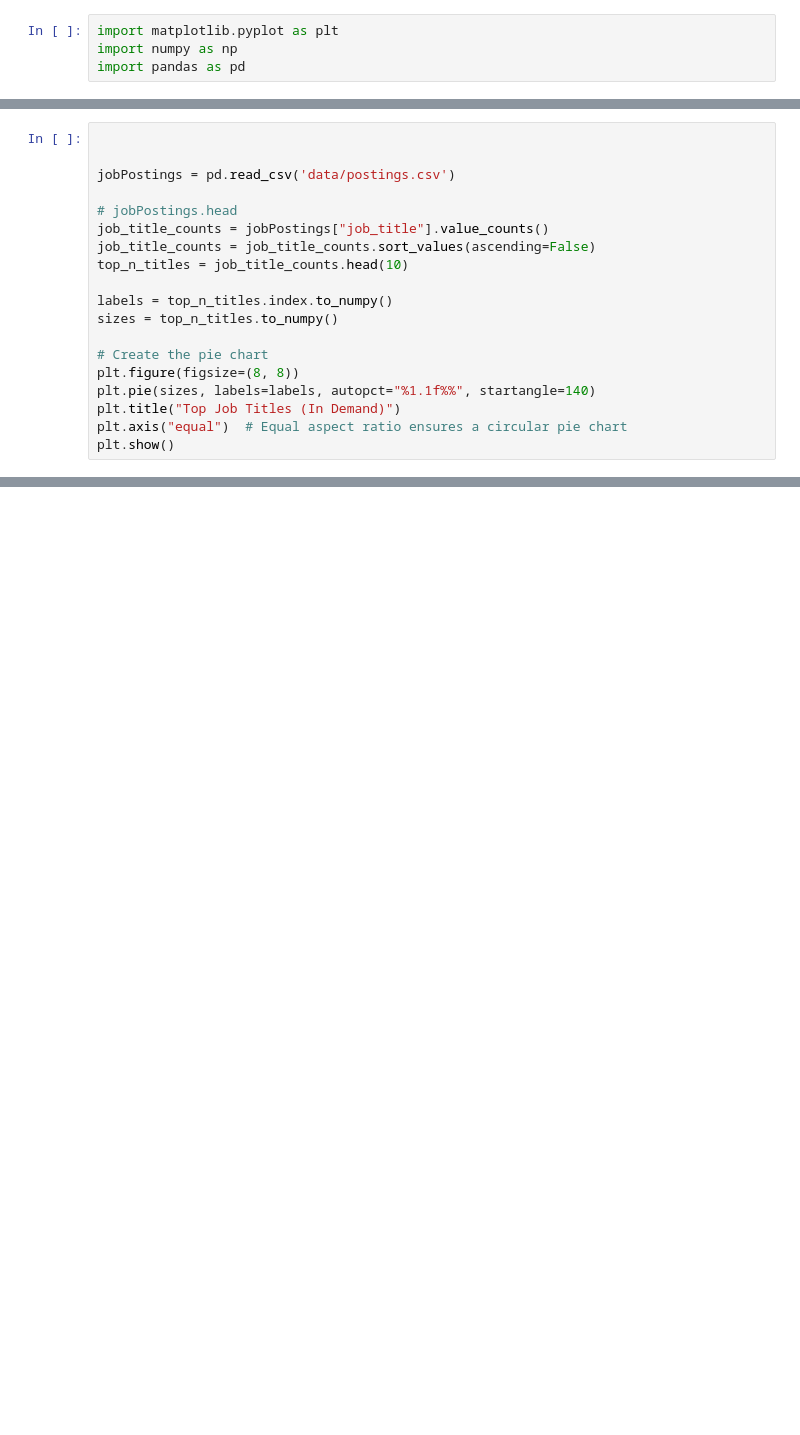
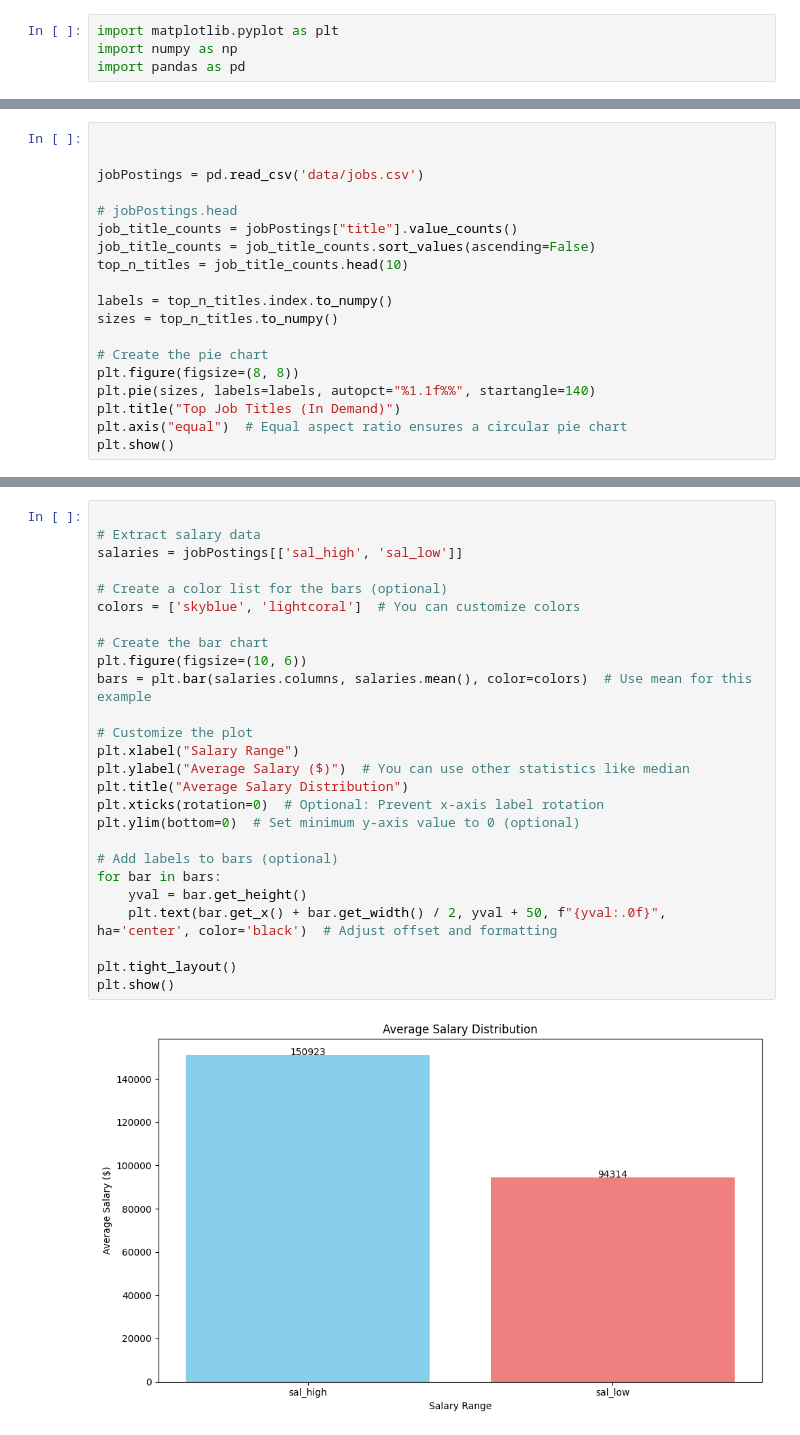
Before and after one commit to emin1731/tech-job-market-data, a Jupyter notebook: Team_Project.ipynb, the cells around one changed output, grey strips where cells are left out. Drawn from its saved outputs; the diff is of its cells as text; blank space fills up the shorter version.

Commit message:
add other plots

```diff
--- a/Team_Project.ipynb
+++ b/Team_Project.ipynb
@@ -11,10 +14,10 @@ import pandas as pd
 # %%
 
 
-jobPostings = pd.read_csv('data/postings.csv')
+jobPostings = pd.read_csv('data/jobs.csv')
 
 # jobPostings.head
-job_title_counts = jobPostings["job_title"].value_counts()
+job_title_counts = jobPostings["title"].value_counts()
 job_title_counts = job_title_counts.sort_values(ascending=False)
 top_n_titles = job_title_counts.head(10)
 
@@ -47,0 +90,28 @@ plt.show()
+# %%
+
+# Extract salary data
+salaries = jobPostings[['sal_high', 'sal_low']]
+
+# Create a color list for the bars (optional)
+colors = ['skyblue', 'lightcoral']  # You can customize colors
+
+# Create the bar chart
+plt.figure(figsize=(10, 6))
+bars = plt.bar(salaries.columns, salaries.mean(), color=colors)  # Use mean for this example
+
+# Customize the plot
+plt.xlabel("Salary Range")
+plt.ylabel("Average Salary ($)")  # You can use other statistics like median
+plt.title("Average Salary Distribution")
+plt.xticks(rotation=0)  # Optional: Prevent x-axis label rotation
+plt.ylim(bottom=0)  # Set minimum y-axis value to 0 (optional)
+
+# Add labels to bars (optional)
+for bar in bars:
+    yval = bar.get_height()
+    plt.text(bar.get_x() + bar.get_width() / 2, yval + 50, f"{yval:.0f}", ha='center', color='black')  # Adjust offset and formatting
+
+plt.tight_layout()
+plt.show()
+# %% [output]
+[figure, added]
```
Also changed, not shown: parts of 7 cells of this notebook.
